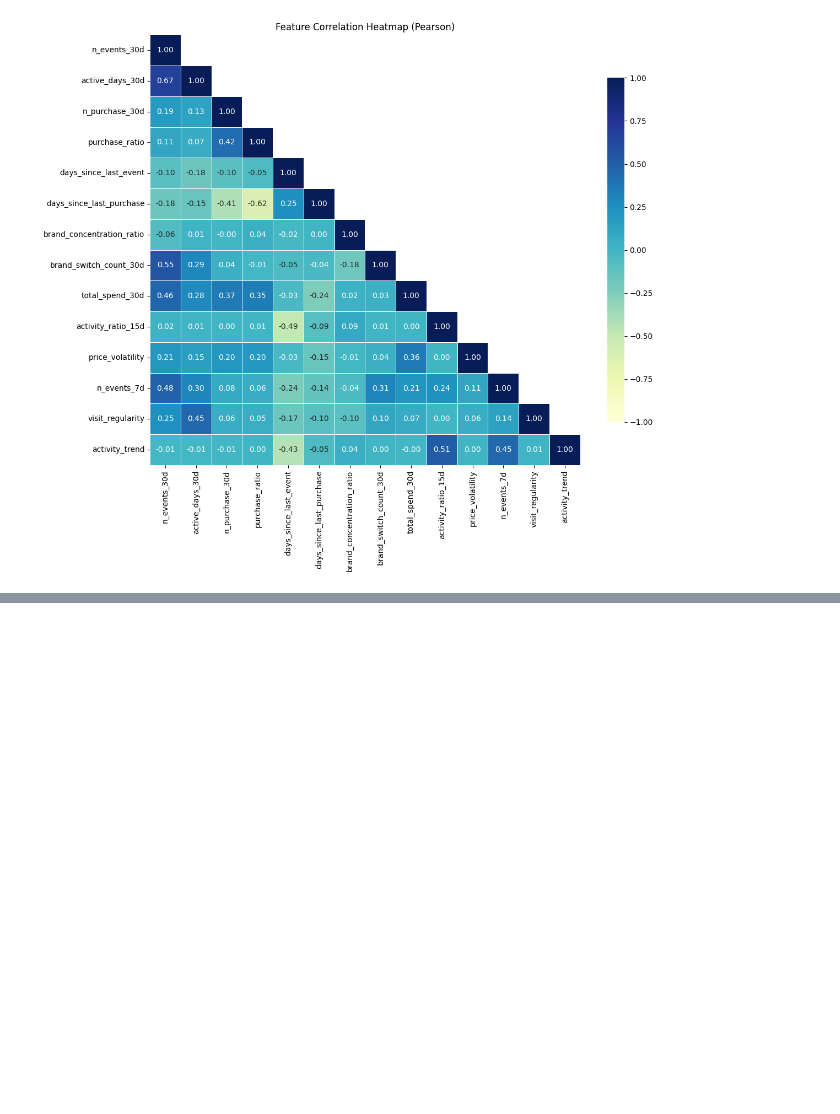
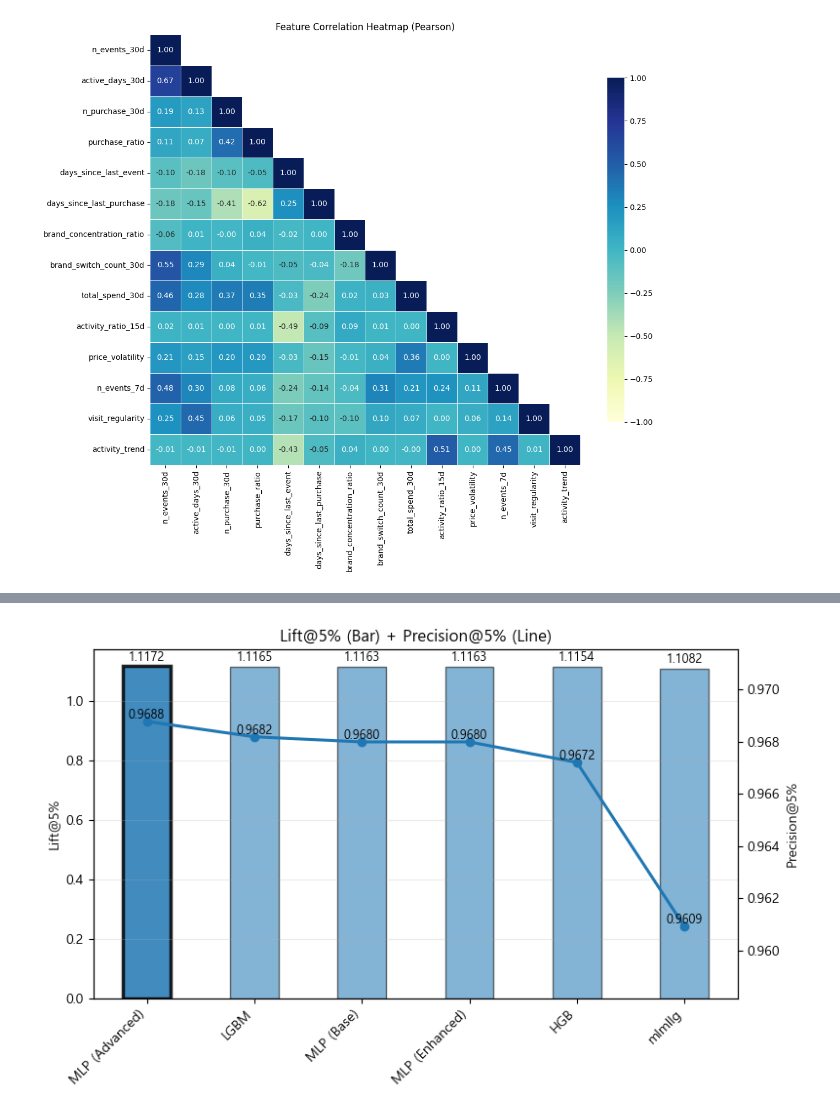
Before and after one commit to SKNETWORKS-FAMILY-AICAMP/SKN23-2nd-3Team, a Jupyter notebook: notebooks/ml/lg.ipynb, the cells around one changed output, grey strips where cells are left out. Drawn from its saved outputs; the diff is of its cells as text; code cells hidden in the pictures; blank space fills up the shorter version.

```diff
--- a/notebooks/ml/lg.ipynb
+++ b/notebooks/ml/lg.ipynb
@@ -514,0 +530,97 @@ base = pd.read_parquet(PATHS['base'])
+# %%
+import os, glob, json
+import numpy as np
+import pandas as pd
+import matplotlib.pyplot as plt
+
+EVAL_ROOT = r"C:\Users\Playdata\skn_project\second_pjt\models\eval"
+
+KEY_PREC = "상위 5% 정밀도 (Precision)"
+KEY_LIFT = "상위 5% 리프트 (Lift)"
+
+# ---- load ----
+rows = []
+for model_dir in sorted(glob .glob(os.path.join(EVAL_ROOT, "*"))):
+    fp = os.path.join(model_dir, "metrics.json")
+    if not os.path.exists(fp):
+        continue
+    with open(fp, "r", encoding="utf-8") as f:
+        data = json.load(f)
+    rows.append({
+        "model": os.path.basename(model_dir),
+        "precision_5": float(data.get(KEY_PREC)),
+        "lift_5": float(data.get(KEY_LIFT)),
+    })
+
+dfp = pd.DataFrame(rows).dropna()
+dfp = dfp.sort_values("lift_5", ascending=False).reset_index(drop=True)
+NAME_MAP = {
+    "dlmlp_advanced": "MLP (Advanced)",
+    "dlmlp_base": "MLP (Base)",
+    "dlmlp_enhance": "MLP (Enhanced)",
+    "mlhgb": "HGB",
+    "mllgbm": "LGBM",
+    "mlmlg": "LogReg",
+}
+dfp["model_disp"] = dfp["model"].map(NAME_MAP).fillna(dfp["model"])
+
+x = np.arange(len(dfp))
+
+# ---- figure ----
+fig, ax1 = plt.subplots(figsize=(8, 5))
+
+# Bar styling (thin bars)
+bar_width = 0.45
+bars = ax1.bar(
+    x,
+    dfp["lift_5"].values,
+    width=bar_width,
+    alpha=0.55,              # 연하게
+    edgecolor="black",       # 테두리
+    linewidth=1.0
+)
+ax1.set_ylabel("Lift@5%")
+ax1.set_xticks(x)
+ax1.set_xticklabels(dfp["model_disp"].values, rotation=45, ha="right")
+
+# 1등 모델 막대 강조
+bars[0].set_alpha(0.85)
+bars[0].set_linewidth(2.5)
+
+# Lift 라벨(막대 위)
+ax1.bar_label(
+    bars,
+    labels=[f"{v:.4f}" for v in dfp["lift_5"].values],
+    padding=2,
+    fontsize=9
+)
+
+# Line styling (different style)
+ax2 = ax1.twinx()
+ax2.plot(
+    x,
+    dfp["precision_5"].values,
+    linestyle="-",
+    linewidth=2.2,
+    marker="o",
+    markersize=6
+)
+ax2.set_ylabel("Precision@5%")
+
+# Precision 라벨(점 위)
+for xi, yi in zip(x, dfp["precision_5"].values):
+    ax2.text(xi, yi, f"{yi:.4f}", ha="center", va="bottom", fontsize=9)
+
+# Precision 축 zoom (근소 차이 보기 좋게)
+pmin, pmax = dfp["precision_5"].min(), dfp["precision_5"].max()
+ppad = (pmax - pmin) * 0.35 if pmax > pmin else 0.001
+ax2.set_ylim(pmin - ppad, pmax + ppad)
+
+# 제목 + 그리드
+ax1.set_title("Lift@5% (Bar) + Precision@5% (Line)")
+ax1.grid(axis="y", alpha=0.25)
+
+plt.tight_layout()
+plt.show()
+# %% [output]
+[figure, added]
```
Also changed, not shown: parts of 1 cell of this notebook.
